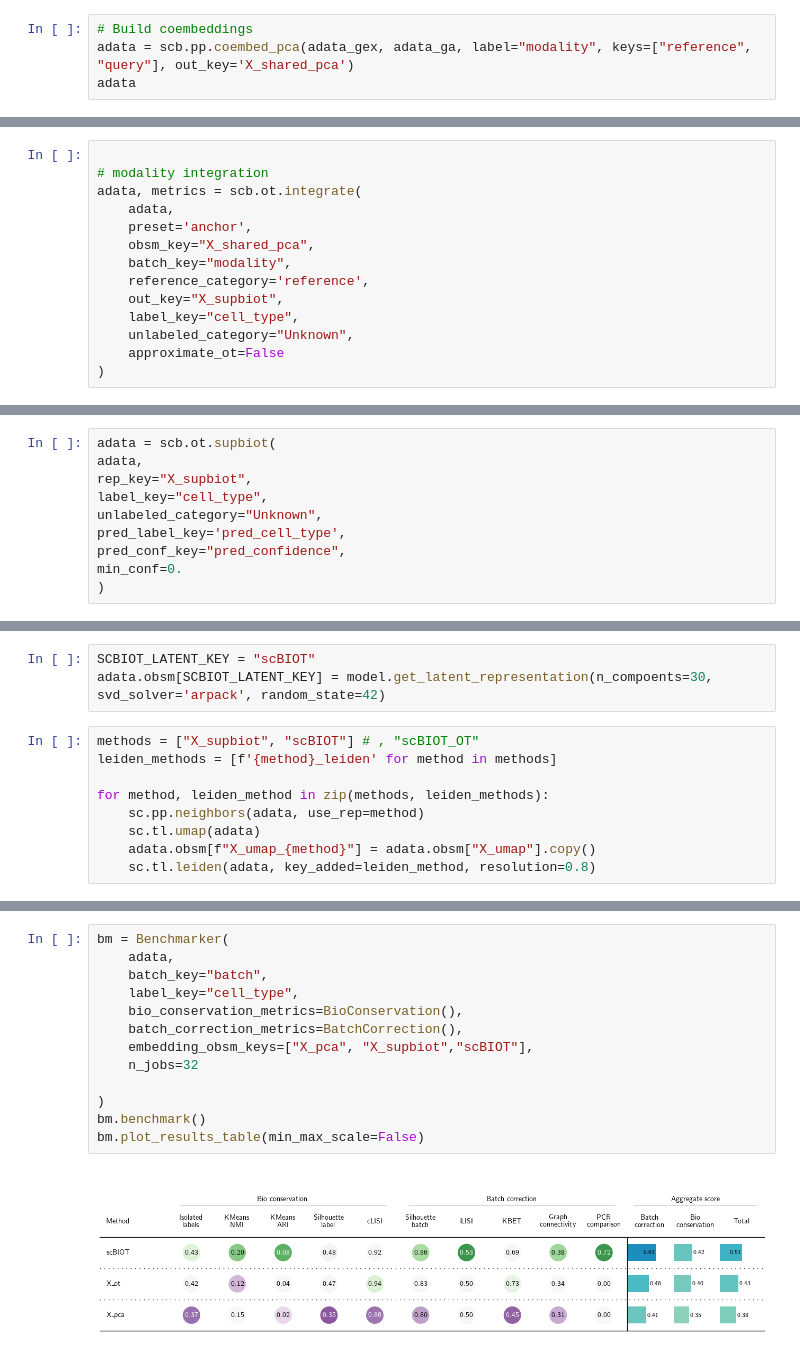
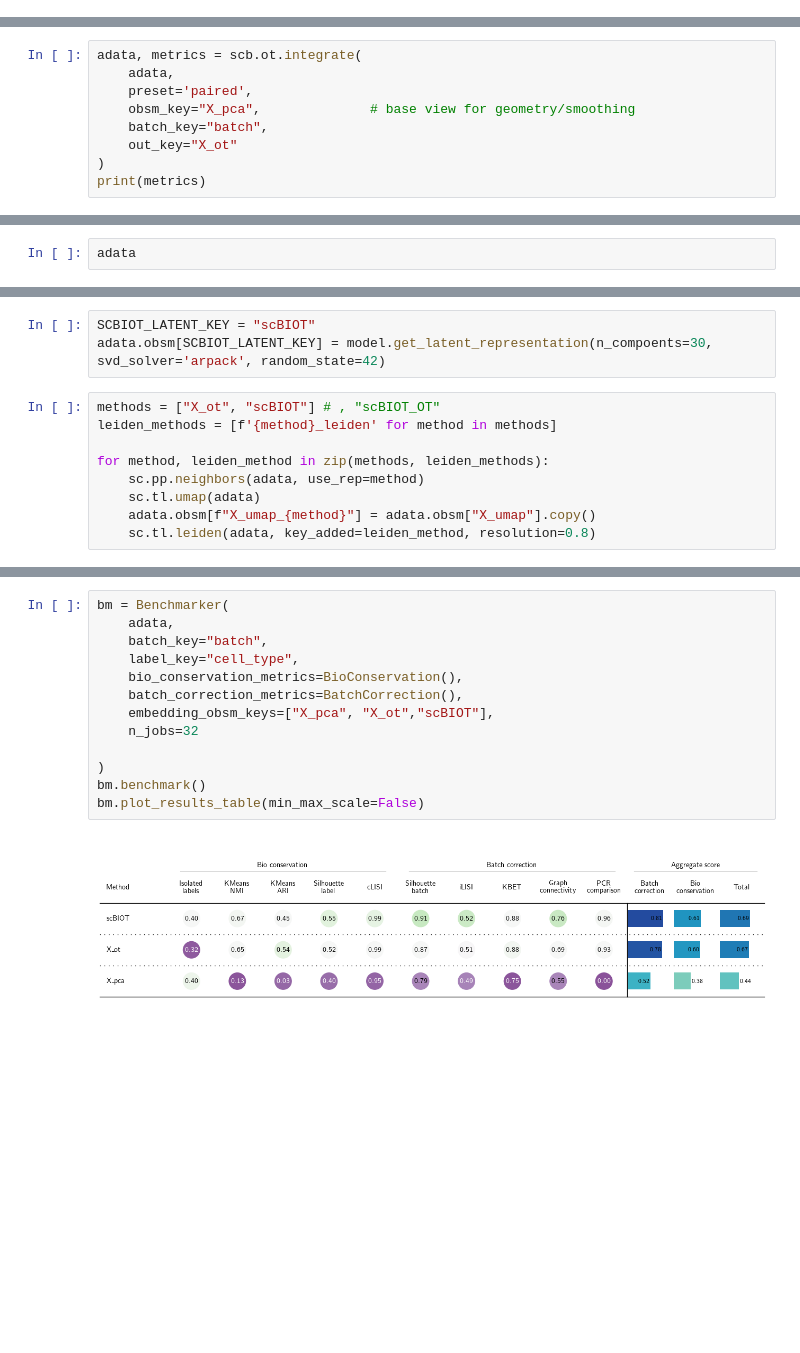
Before and after one commit to haihuilab/scbiot, a Jupyter notebook: examples/paired_Chen-2019_integration.ipynb, the cells around one changed output, grey strips where cells are left out. Cells and saved outputs as stored; diff of their text form; blank space fills up the shorter version.

```diff
--- a/examples/paired_Chen-2019_integration.ipynb
+++ b/examples/paired_Chen-2019_integration.ipynb
@@ -226,4 +225,0 @@ ValueError: b'There are other near singularities as well. 0.090619'
-# %%
-# Build coembeddings
-adata = scb.pp.coembed_pca(adata_gex, adata_ga, label="modality", keys=["reference", "query"], out_key='X_shared_pca')
-adata
@@ -234,15 +226,10 @@ AnnData object with n_obs × n_vars = 18380 × 15517
 # %%
-
-# modality integration
 adata, metrics = scb.ot.integrate(
     adata,
-    preset='anchor',
-    obsm_key="X_shared_pca",
-    batch_key="modality",
-    reference_category='reference',
-    out_key="X_supbiot",
-    label_key="cell_type",
-    unlabeled_category="Unknown",
-    approximate_ot=False
+    preset='paired',
+    obsm_key="X_pca",              # base view for geometry/smoothing
+    batch_key="batch",
+    out_key="X_ot"
 )
+print(metrics)
 # %% [output]
@@ -258,11 +244,3 @@ AnnData object with n_obs × n_vars = 18380 × 15517
 # %%
-adata = scb.ot.supbiot(
-adata,
-rep_key="X_supbiot",
-label_key="cell_type",
-unlabeled_category="Unknown",
-pred_label_key='pred_cell_type',
-pred_conf_key="pred_confidence",
-min_conf=0.
-)
+adata
 # %% [output]
@@ -365,7 +382,7 @@ Saved whole dataset latents (N=18380)
 SCBIOT_LATENT_KEY = "scBIOT"
 adata.obsm[SCBIOT_LATENT_KEY] = model.get_latent_representation(n_compoents=30, svd_solver='arpack', random_state=42)
 # %%
-methods = ["X_supbiot", "scBIOT"] # , "scBIOT_OT"
+methods = ["X_ot", "scBIOT"] # , "scBIOT_OT"
 leiden_methods = [f'{method}_leiden' for method in methods]
 
 for method, leiden_method in zip(methods, leiden_methods):
@@ -422,16 +439,16 @@ plt.tight_layout()
 # %%
 bm = Benchmarker(
     adata,
     batch_key="batch",
     label_key="cell_type",
     bio_conservation_metrics=BioConservation(),
     batch_correction_metrics=BatchCorrection(),
-    embedding_obsm_keys=["X_pca", "X_supbiot","scBIOT"],
+    embedding_obsm_keys=["X_pca", "X_ot","scBIOT"],
     n_jobs=32
 
 )
 bm.benchmark()
 bm.plot_results_table(min_max_scale=False)
 # %% [output]
-[figure, old version]
+[figure, new version]
 <plottable.table.Table at 0x...>
```
Also changed, not shown: parts of 18 cells of this notebook, 13 other files.
